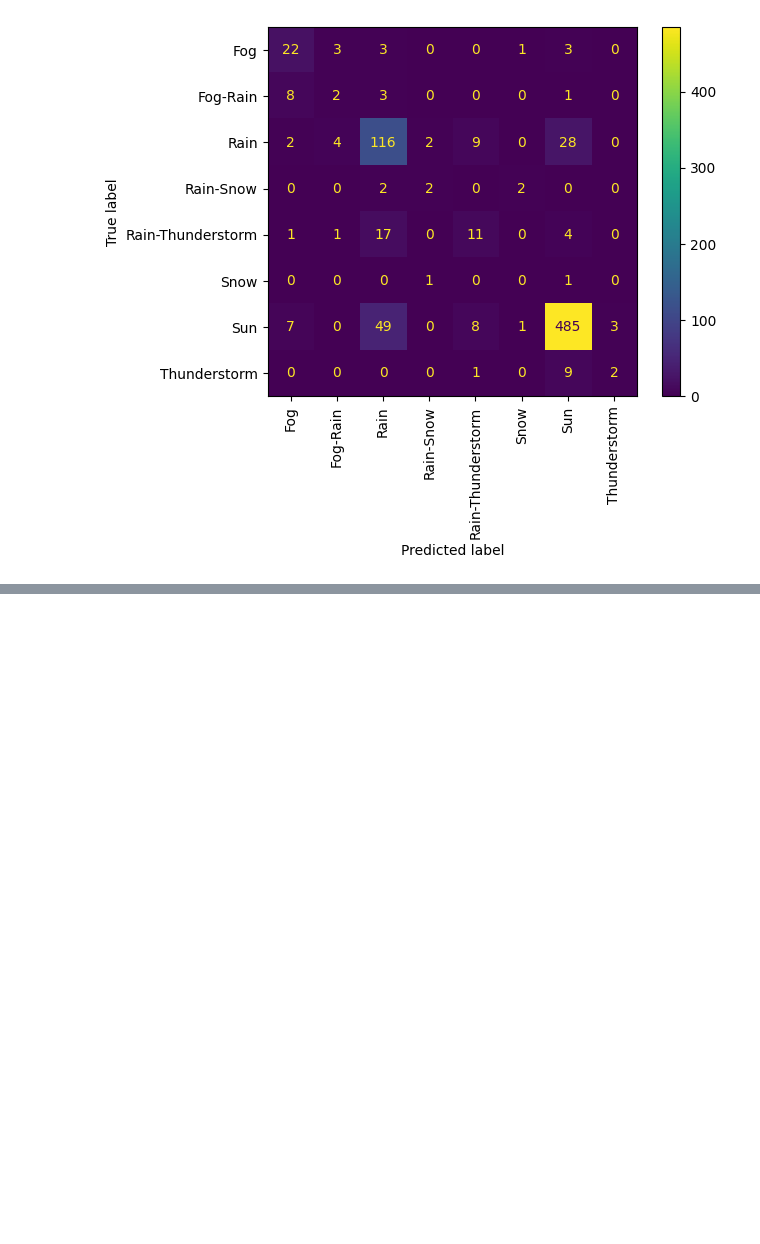
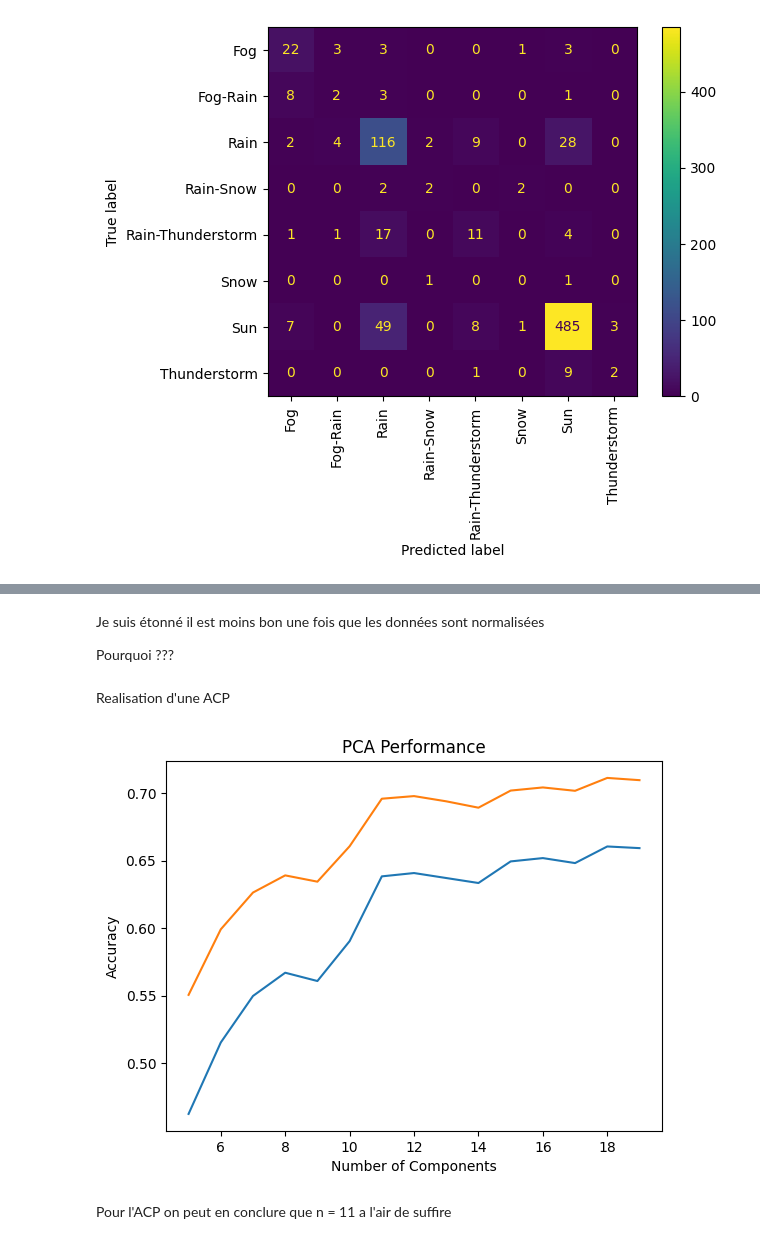
Before and after one commit to Alexso1010/Wine-Cloud, a Jupyter notebook: meteo.ipynb, the cells around one changed output, grey strips where cells are left out. Drawn from its saved outputs; the diff is of its cells as text; code cells hidden in the pictures; blank space fills up the shorter version.

```diff
--- a/meteo.ipynb
+++ b/meteo.ipynb
@@ -117,0 +283,17 @@ ConfusionMatrixDisplay.from_predictions(
+# %%
+from sklearn.preprocessing import StandardScaler
+
+scaler = StandardScaler()
+X_app_scaled = scaler.fit_transform(X_app)
+X_val_scaled = scaler.transform(X_val)
+X_test_scaled = scaler.transform(X_test)
+
+mod.fit(X_app_scaled, Y_app_encoded)
+
+Y_pred = mod.predict(X_test_scaled)
+
+# Resultats du modèle sur le jeu de test
+print(classification_report(
+        Y_test_encoded,
+        Y_pred,
+        target_names=le.classes_))
@@ -117,0 +315,37 @@ ConfusionMatrixDisplay.from_predictions(
+# %% [markdown]
+Je suis étonné il est moins bon une fois que les données sont normalisées
+
+Pourquoi ???
+# %% [markdown]
+Realisation d'une ACP
+# %%
+from sklearn.decomposition import PCA
+from sklearn import metrics
+
+n_list = []
+accuracy= []
+f1_score_list = []
+
+for n in range (5,20):
+    pca = PCA(n_components= n)
+    X_app_pca = pca.fit_transform(X_app_scaled)
+    X_val_pca = pca.transform(X_val_scaled)
+
+    mod.fit(X_app_pca, Y_app_encoded)
+    Y_pred = mod.predict(X_val_pca)
+
+    accuracy.append(metrics.accuracy_score(Y_val_encoded, Y_pred))
+    f1_score_list.append(metrics.f1_score(Y_val_encoded, Y_pred, average='weighted'))
+
+    n_list.append(n)
+
+plt.plot(n_list, accuracy)
+plt.plot(n_list, f1_score_list)
+plt.xlabel('Number of Components')
+plt.ylabel('Accuracy')
+plt.title('PCA Performance')
+plt.show()
+# %% [output]
+[figure, added]
+# %% [markdown]
+Pour l'ACP on peut en conclure que n = 11 a l'air de suffire
```
Also changed, not shown: parts of 12 cells of this notebook.
